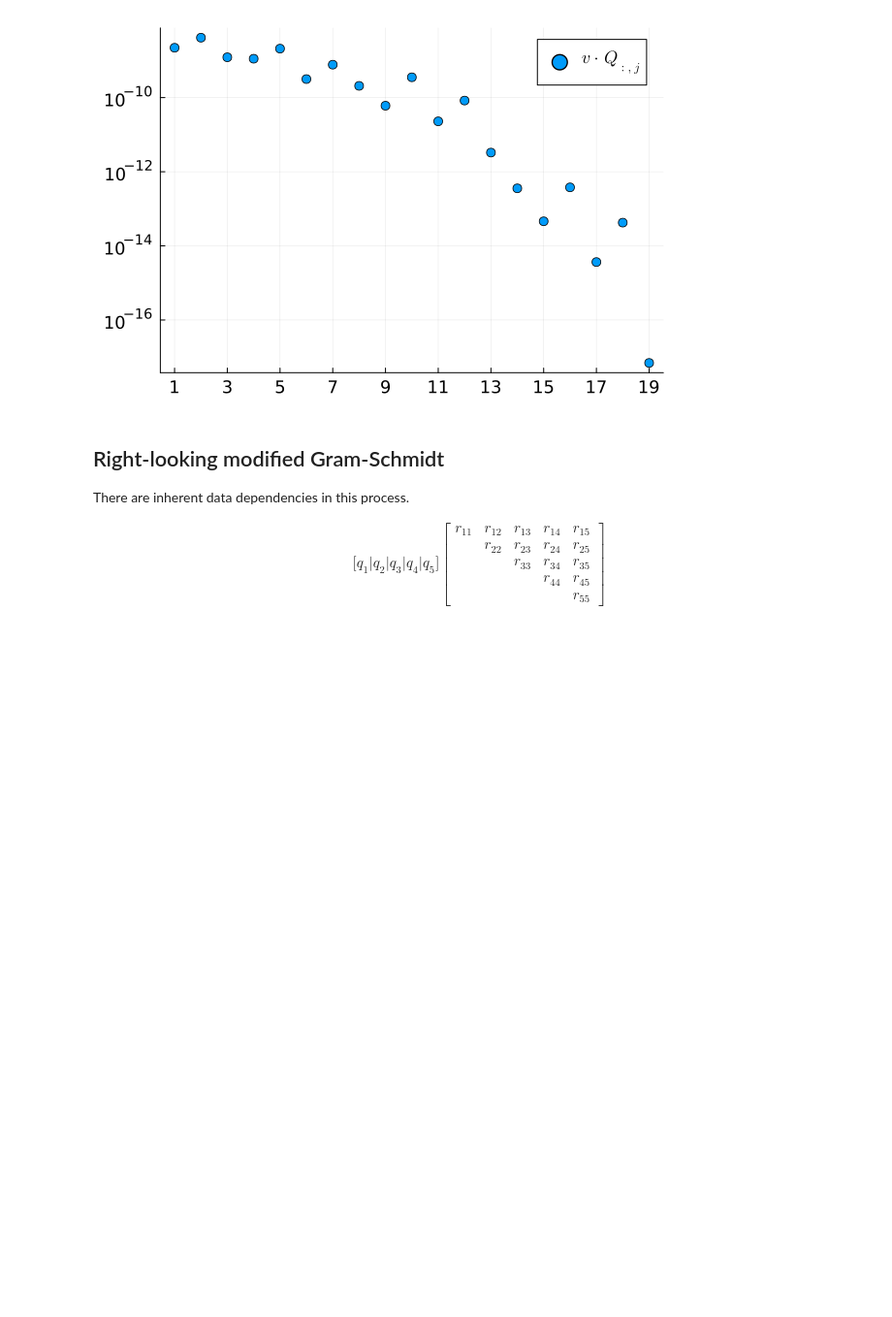
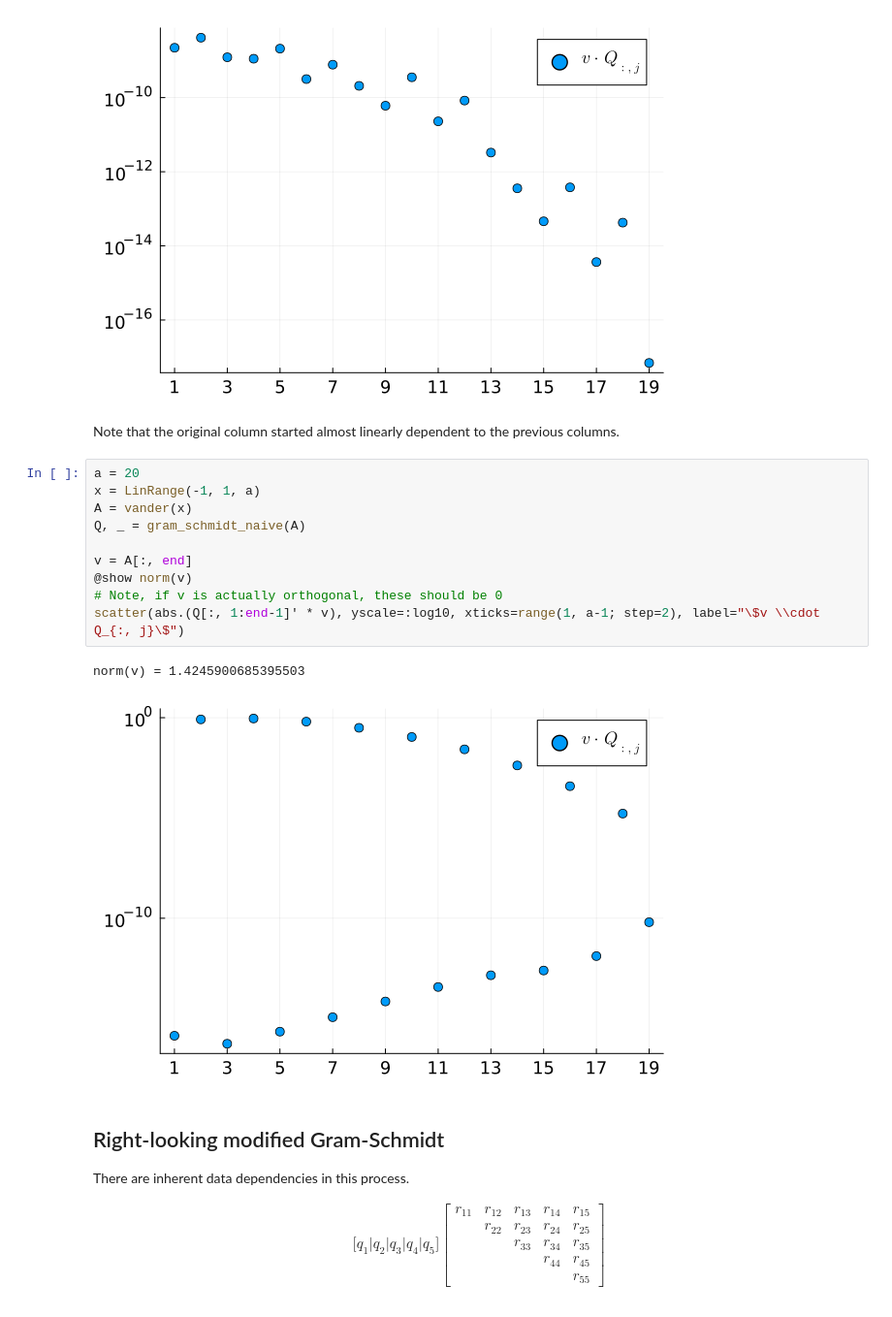
Before and after one commit to jeremylt/csci-3656-fall-2025, a Jupyter notebook: source/notebooks/2025-09-26-QR-Stability.ipynb, the cells around one changed output. Shown: that part at 97% size. Saved outputs shown, nothing was run; the diff lists cells and outputs as text; blank space fills up the shorter version.

```diff
--- a/source/notebooks/2025-09-26-QR-Stability.ipynb
+++ b/source/notebooks/2025-09-26-QR-Stability.ipynb
@@ -140,6 +141,21 @@ scatter(abs.(Q[:, 1:end-1]' * v), yscale=:log10, xticks=range(1, a-1; step=2), l
 # %% [output]
 norm(v) = 1.0
 [figure]
+# %% [markdown]
+Note that the original column started almost linearly dependent to the previous columns.
+# %%
+a = 20
+x = LinRange(-1, 1, a)
+A = vander(x)
+Q, _ = gram_schmidt_naive(A)
+
+v = A[:, end]
+@show norm(v)
+# Note, if v is actually orthogonal, these should be 0
+scatter(abs.(Q[:, 1:end-1]' * v), yscale=:log10, xticks=range(1, a-1; step=2), label="\$v \\cdot Q_{:, j}\$")
+# %% [output]
+norm(v) = 1.4245900685395503
+[figure, added]
 # %% [markdown]
 ## Right-looking modified Gram-Schmidt
 
```
Also changed, not shown: parts of 3 cells of this notebook, 7 other files.
